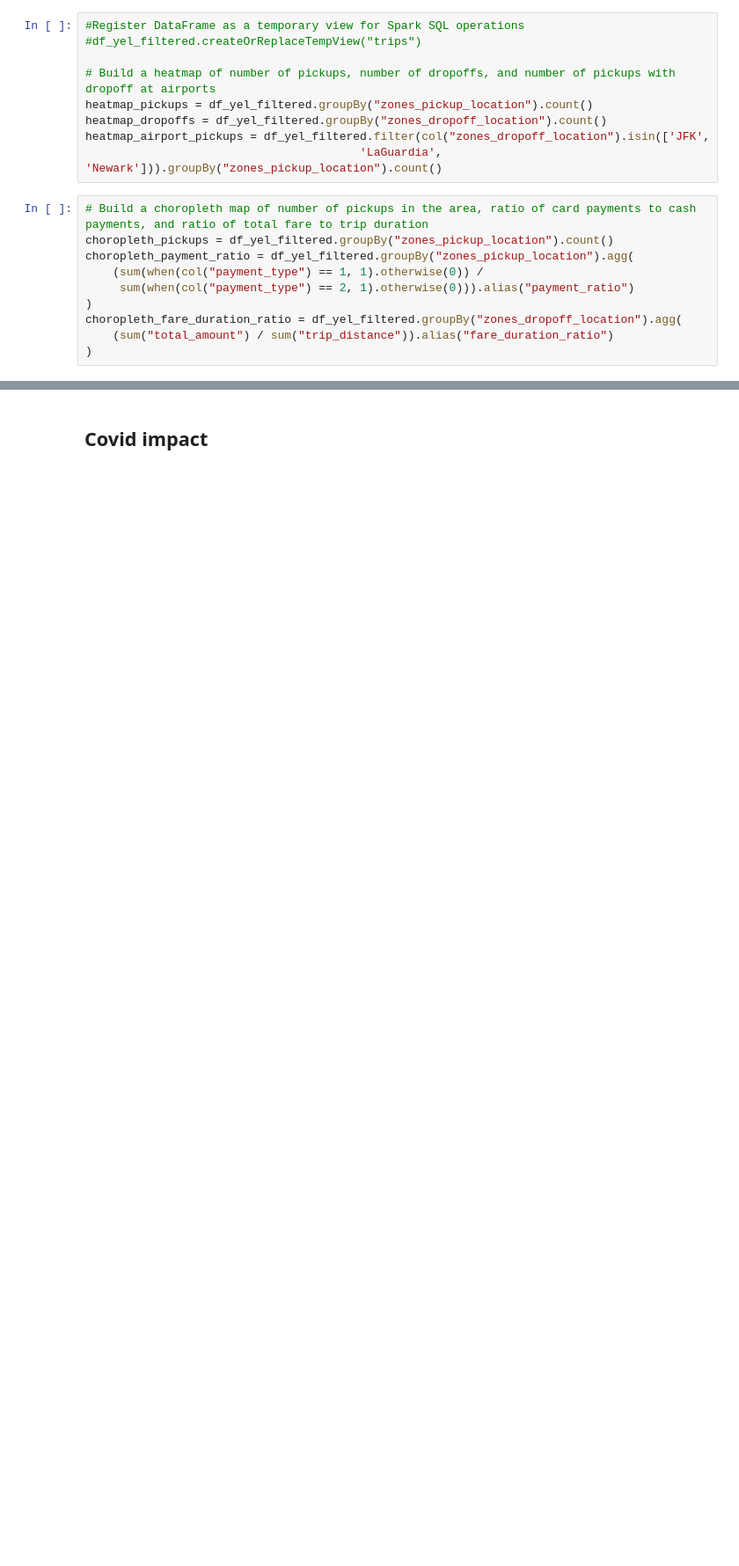
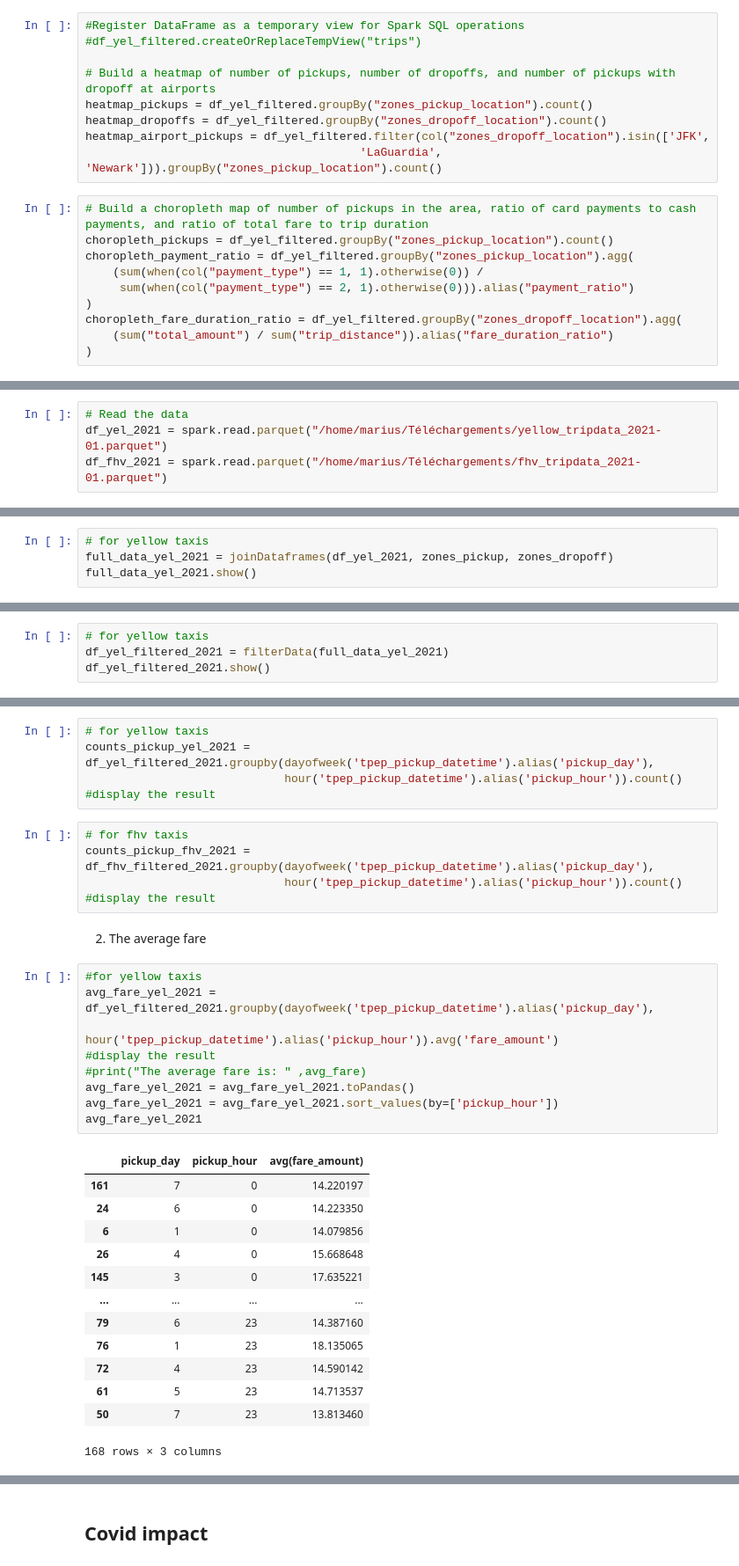
Before and after one commit to MariusAvosse/Taxis_NY, a Jupyter notebook: Untitled.ipynb, the cells around one changed output, grey strips where cells are left out. Shown at 88% size. Cells and saved outputs as stored; diff of their text form; blank space fills up the shorter version.

```diff
--- a/Untitled.ipynb
+++ b/Untitled.ipynb
@@ -776,0 +764,4 @@ choropleth_fare_duration_ratio = df_yel_filtered.groupBy("zones_dropoff_location
+# %%
+# Read the data
+df_yel_2021 = spark.read.parquet("/home/marius/Téléchargements/yellow_tripdata_2021-01.parquet")
+df_fhv_2021 = spark.read.parquet("/home/marius/Téléchargements/fhv_tripdata_2021-01.parquet")
@@ -776,0 +774,4 @@ choropleth_fare_duration_ratio = df_yel_filtered.groupBy("zones_dropoff_location
+# %%
+# for yellow taxis
+full_data_yel_2021 = joinDataframes(df_yel_2021, zones_pickup, zones_dropoff)
+full_data_yel_2021.show()
@@ -776,0 +819,4 @@ choropleth_fare_duration_ratio = df_yel_filtered.groupBy("zones_dropoff_location
+# %%
+# for yellow taxis
+df_yel_filtered_2021 = filterData(full_data_yel_2021)
+df_yel_filtered_2021.show()
@@ -776,0 +911,35 @@ choropleth_fare_duration_ratio = df_yel_filtered.groupBy("zones_dropoff_location
+# %%
+# for yellow taxis
+counts_pickup_yel_2021 = df_yel_filtered_2021.groupby(dayofweek('tpep_pickup_datetime').alias('pickup_day'),
+                             hour('tpep_pickup_datetime').alias('pickup_hour')).count()
+#display the result
+# %%
+# for fhv taxis
+counts_pickup_fhv_2021 = df_fhv_filtered_2021.groupby(dayofweek('tpep_pickup_datetime').alias('pickup_day'),
+                             hour('tpep_pickup_datetime').alias('pickup_hour')).count()
+#display the result
+# %% [markdown]
+2. The average fare
+# %%
+#for yellow taxis
+avg_fare_yel_2021 = df_yel_filtered_2021.groupby(dayofweek('tpep_pickup_datetime').alias('pickup_day'),
+                        hour('tpep_pickup_datetime').alias('pickup_hour')).avg('fare_amount')
+#display the result
+#print("The average fare is: " ,avg_fare)
+avg_fare_yel_2021 = avg_fare_yel_2021.toPandas()
+avg_fare_yel_2021 = avg_fare_yel_2021.sort_values(by=['pickup_hour'])
+avg_fare_yel_2021
+# %% [output]
+|  | pickup_day | pickup_hour | avg(fare_amount) |
+| 161 | 7 | 0 | 14.220197 |
+| 24 | 6 | 0 | 14.223350 |
+| 6 | 1 | 0 | 14.079856 |
+| 26 | 4 | 0 | 15.668648 |
+| 145 | 3 | 0 | 17.635221 |
+| ... | ... | ... | ... |
+| 79 | 6 | 23 | 14.387160 |
+| 76 | 1 | 23 | 18.135065 |
+| 72 | 4 | 23 | 14.590142 |
+| 61 | 5 | 23 | 14.713537 |
+| 50 | 7 | 23 | 13.813460 |
+168 rows × 3 columns
```
Also changed, not shown: parts of 62 cells of this notebook, 1 other file.
